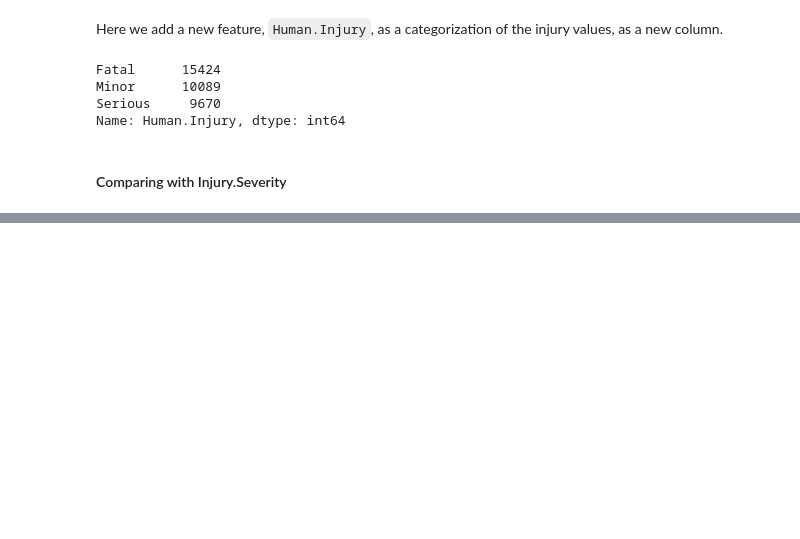
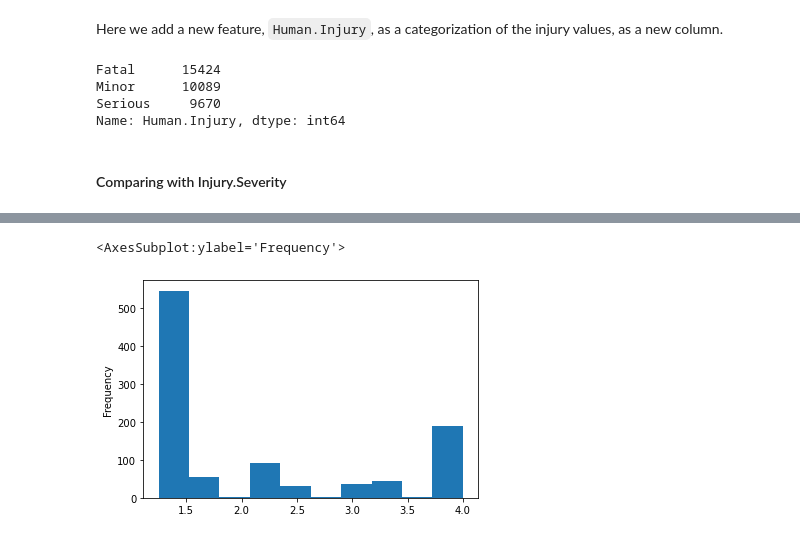
Before and after one commit to SamBen804/Aviation-Recommendations, a Jupyter notebook: Aviation_Recommendations_Exploratory_Analysis.ipynb, the cells around one changed output, grey strips where cells are left out. Drawn from its saved outputs; the diff is of its cells as text; code cells hidden in the pictures; blank space fills up the shorter version.

Commit message:
Created Danger Scale.

```diff
--- a/Aviation_Recommendations_Exploratory_Analysis.ipynb
+++ b/Aviation_Recommendations_Exploratory_Analysis.ipynb
@@ -373,0 +470,2 @@ Name: Aircraft.damage, dtype: int64
+# %%
+aviation_addfeature2['Aircraft.damage.Numeric'] = aviation_droprow2['Aircraft.damage'].apply(lambda x: 1 if x=='Unknown' else 2 if x=='Minor' else 3 if x=='Substantial' else 4)
@@ -373,0 +500,6 @@ Name: Aircraft.damage, dtype: int64
+# %%
+weights = (.75, .25)
+# %%
+aviation_addfeature3 = aviation_addfeature2.copy()
+
+aviation_addfeature3['Human.Injury.Numeric'] * aviation_addfeature3['Aircraft.damage.Numeric']
@@ -373,0 +534,2 @@ Name: Aircraft.damage, dtype: int64
+# %%
+aviation_addfeature3['Danger.Scale'] = aviation_addfeature3['Human.Injury.Numeric'] * weights[0] + aviation_addfeature3['Aircraft.damage.Numeric'] * weights[1]
@@ -373,0 +566,5 @@ Name: Aircraft.damage, dtype: int64
+# %%
+aviation_addfeature3['Danger.Scale'].iloc[:1000].plot.hist()
+# %% [output]
+<AxesSubplot:ylabel='Frequency'>
+[figure, added]
```
Also changed, not shown: parts of 26 cells of this notebook.
